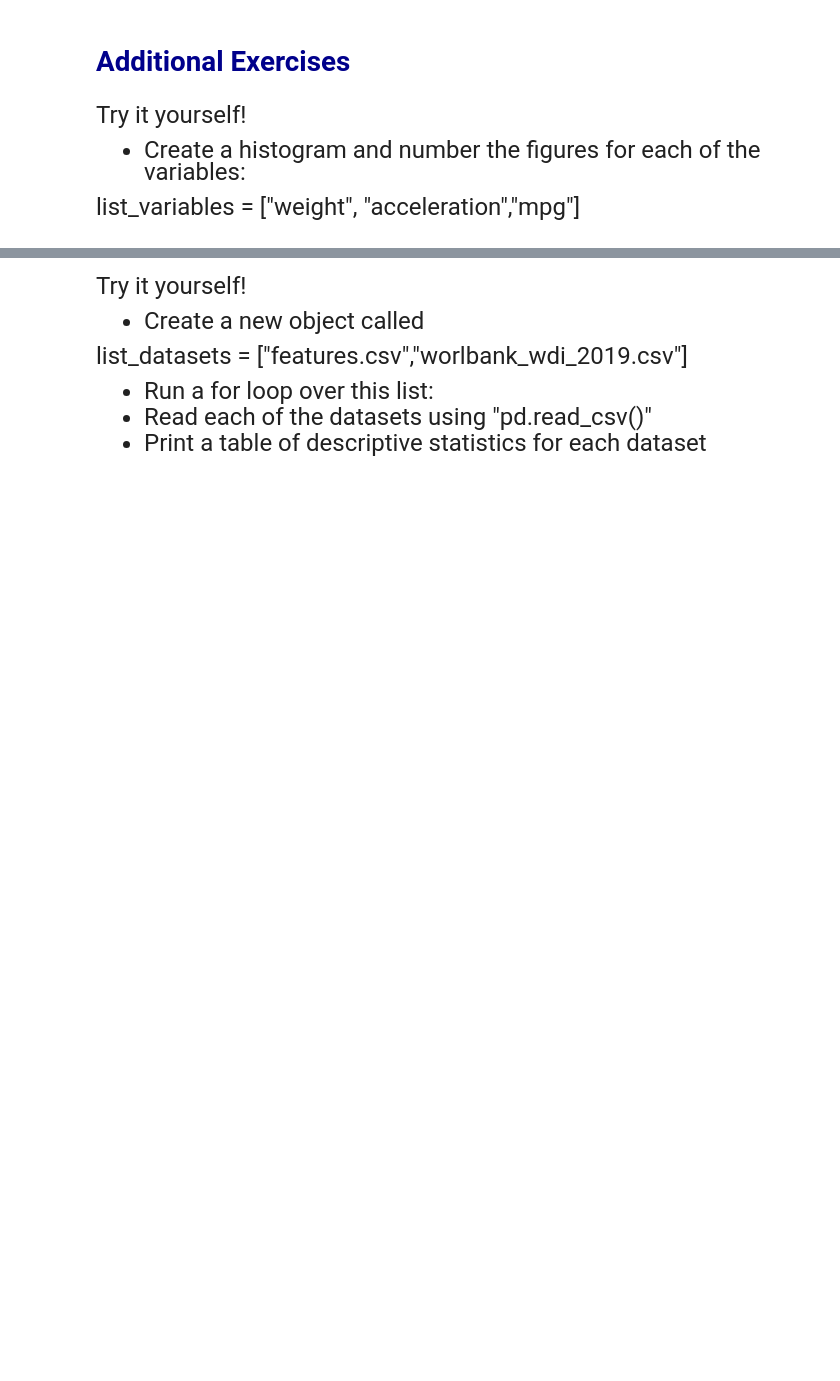
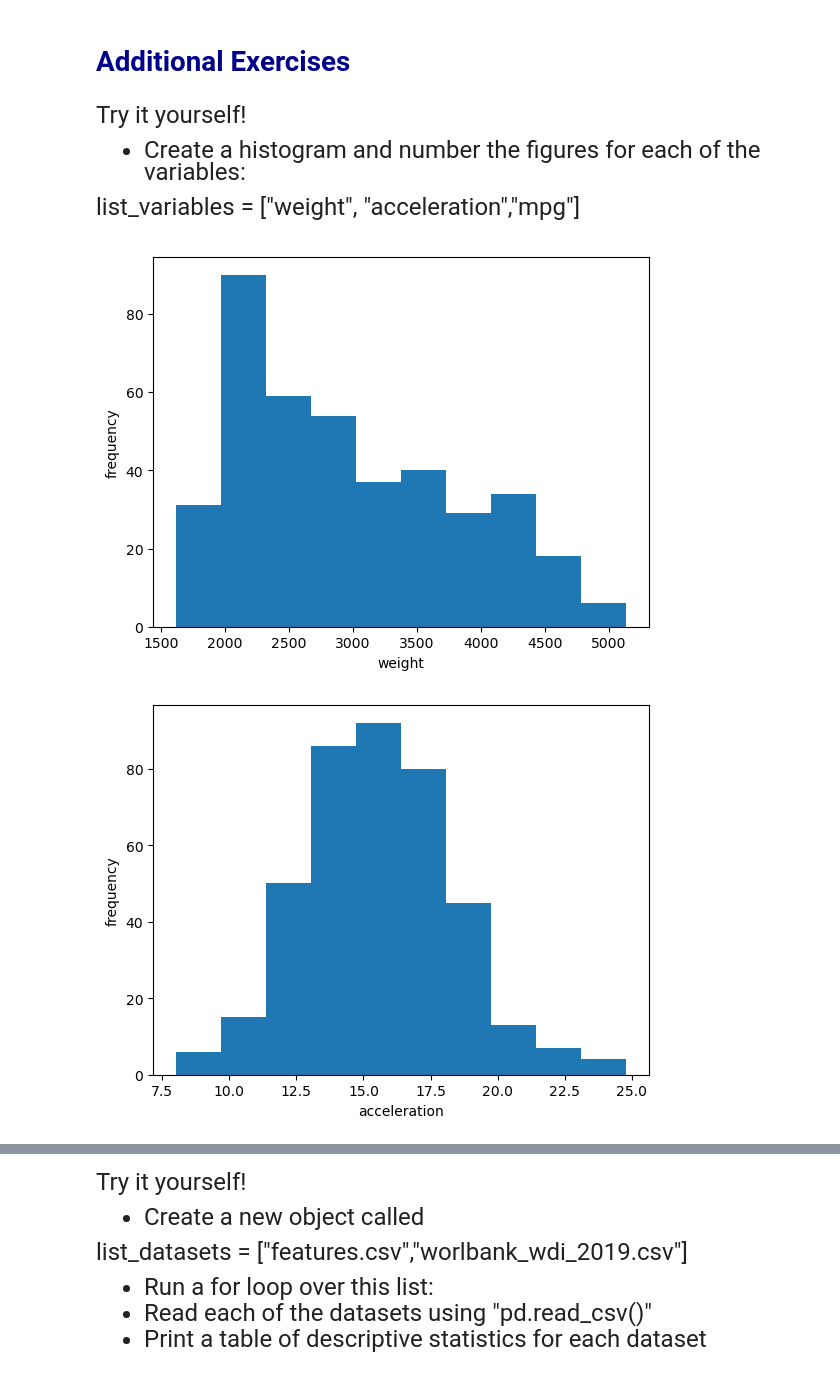
Before and after one commit to EDANI1234/qtm151_fall_2023, a Jupyter notebook: lecture_05/lecture_5.ipynb, the cells around one changed output, grey strips where cells are left out. Drawn from its saved outputs; the diff is of its cells as text; code cells hidden in the pictures; blank space fills up the shorter version.

```diff
--- a/lecture_05/lecture_5.ipynb
+++ b/lecture_05/lecture_5.ipynb
@@ -500,0 +502,13 @@ list_variables = ["weight", "acceleration","mpg"]
+# %%
+# Write down your own code:
+
+list_variables = ["weight","acceleration", "mpg" ]
+
+for i in list_variables:
+    plt.hist(carfeatures[i])
+    plt.xlabel(i)
+    plt.ylabel("frequency")
+    plt.show()
+# %% [output]
+[figure, added]
+[figure, added]
```
Also changed, not shown: parts of 5 cells of this notebook, 5 other files.
